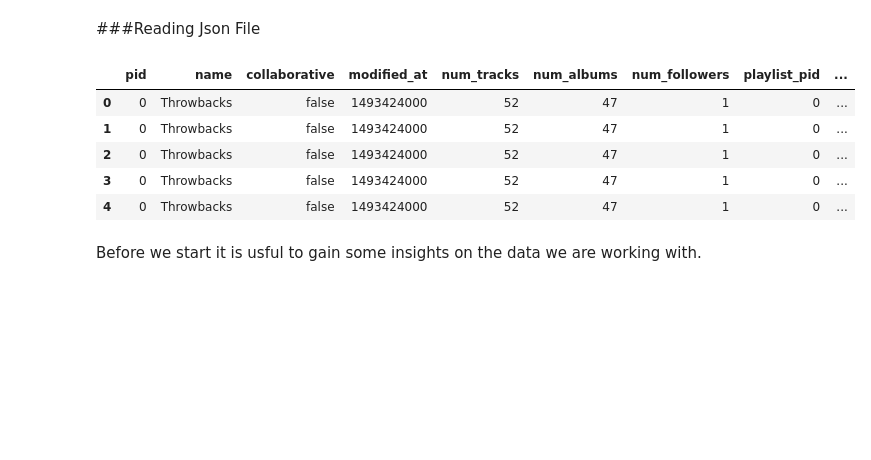
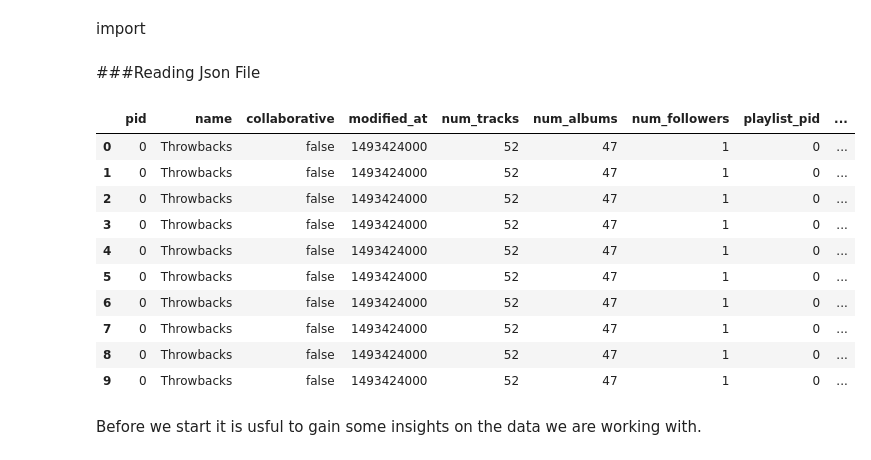
Before and after one commit to Ruby-L-i-n/CSDS234_FinalProject, a Jupyter notebook: SpotifyPlaylist.ipynb, the cells around one changed output. Cells and saved outputs as stored; diff of their text form; code cells hidden in the pictures; blank space fills up the shorter version.

```diff
--- a/SpotifyPlaylist.ipynb
+++ b/SpotifyPlaylist.ipynb
@@ -1,12 +1,19 @@
 # %% [markdown]
 <a href="https://colab.research.google.com/github/Ruby-L-i-n/CSDS234_FinalProject/blob/main/SpotifyPlaylist.ipynb" target="_parent"><img src="https://colab.research.google.com/assets/colab-badge.svg" alt="Open In Colab"/></a>
+# %% [markdown]
+import
 # %%
 import numpy as np
 import pandas as pd
 import heapq
 import random
 import json
-import
+import matplotlib.pyplot as pyplot
+
+import seaborn as sns
+sns.set(style='whitegrid')
+pd.set_option('display.width', 1500)
+pd.set_option('display.max_columns', 100)
 # %% [markdown]
 ###Reading Json File
 # %%
@@ -21,33 +28,38 @@ for playlist in data['playlists']:
         'collaborative': playlist['collaborative'],
         'modified_at': playlist['modified_at'],
         'num_tracks': playlist['num_tracks'],
         'num_albums': playlist['num_albums'],
         'num_followers': playlist['num_followers']
     }
 
     for track in playlist['tracks']:
         track_info = {
             'playlist_pid': playlist['pid'],
             'track_pos': track['pos'],
             'track_name': track['track_name'],
             'track_uri': track['track_uri'],
             'artist_name': track['artist_name'],
             'artist_uri': track['artist_uri'],
             'album_name': track['album_name'],
             'album_uri': track['album_uri'],
             'duration_ms': track['duration_ms']
         }
         flattened_playlists.append({**playlist_info, **track_info})
 
 # Create a Pandas DataFrame
 df = pd.DataFrame(flattened_playlists)
-df.head()
+df.head(10)
 # %% [output]
 |  | pid | name | collaborative | modified_at | num_tracks | num_albums | num_followers | playlist_pid | ... |
 | 0 | 0 | Throwbacks | false | 1493424000 | 52 | 47 | 1 | 0 | ... |
 | 1 | 0 | Throwbacks | false | 1493424000 | 52 | 47 | 1 | 0 | ... |
 | 2 | 0 | Throwbacks | false | 1493424000 | 52 | 47 | 1 | 0 | ... |
 | 3 | 0 | Throwbacks | false | 1493424000 | 52 | 47 | 1 | 0 | ... |
 | 4 | 0 | Throwbacks | false | 1493424000 | 52 | 47 | 1 | 0 | ... |
+| 5 | 0 | Throwbacks | false | 1493424000 | 52 | 47 | 1 | 0 | ... |
+| 6 | 0 | Throwbacks | false | 1493424000 | 52 | 47 | 1 | 0 | ... |
+| 7 | 0 | Throwbacks | false | 1493424000 | 52 | 47 | 1 | 0 | ... |
+| 8 | 0 | Throwbacks | false | 1493424000 | 52 | 47 | 1 | 0 | ... |
+| 9 | 0 | Throwbacks | false | 1493424000 | 52 | 47 | 1 | 0 | ... |
 # %% [markdown]
 Before we start it is usful to gain some insights on the data we are working with.
```
Also changed, not shown: parts of 3 cells of this notebook.
